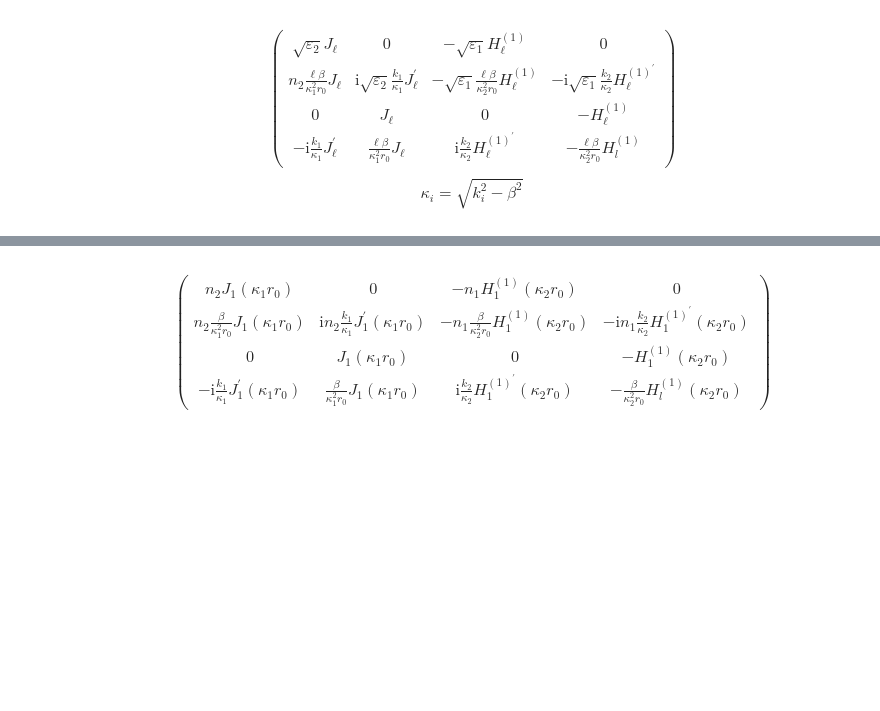
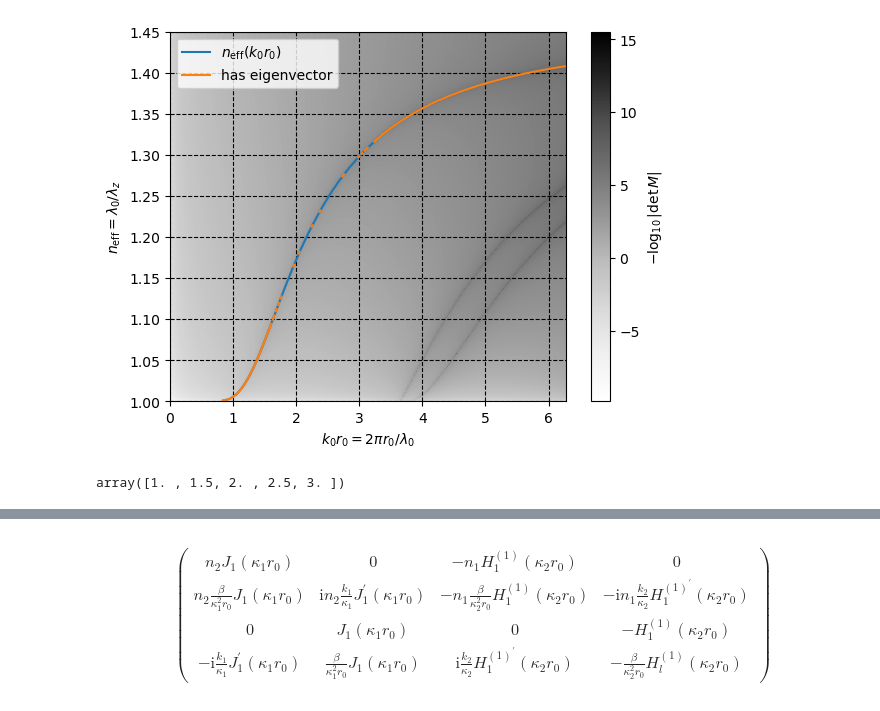
Before and after one commit to Sevastienn/ChiralForce-Fibre, a Jupyter notebook: cylinder/fields.ipynb, the cells around one changed output, grey strips where cells are left out. Saved outputs shown, nothing was run; the diff lists cells and outputs as text; code cells hidden in the pictures; blank space fills up the shorter version.

```diff
--- a/cylinder/fields.ipynb
+++ b/cylinder/fields.ipynb
@@ -5,12 +4,8 @@ from scipy.special import jve as jv, yve as yv
 import matplotlib.pyplot as plt
 import fields
-# %% [markdown]
-$$
-\left(\begin{array}{cccc}
-\sqrt{\varepsilon_2} J_{\ell} & 0 & - \sqrt{\varepsilon_1}H_{\ell}^{(1)} & 0 \\
-n_2 \frac{\ell \beta}{\kappa_1^2 r_0} J_{\ell} & \mathrm{i} \sqrt{\varepsilon_2} \frac{k_1}{\kappa_1} J_{\ell}^{\prime} & - \sqrt{\varepsilon_1}\frac{\ell \beta}{\kappa_2^2 r_0} H_{\ell}^{(1)} & -\mathrm{i}  \sqrt{\varepsilon_1}\frac{k_2}{\kappa_2} H_{\ell}^{(1)^{\prime}} \\
-0 & J_{\ell} & 0 & -H_{\ell}^{(1)} \\
--\mathrm{i} \frac{k_1}{\kappa_1} J_{\ell}^{\prime} & \frac{\ell \beta}{\kappa_1^2 r_0} J_{\ell} & \mathrm{i} \frac{k_2}{\kappa_2} H_{\ell}^{(1)^{\prime}} & -\frac{\ell \beta}{\kappa_2^2 r_0} H_l^{(1)}
-\end{array}\right)
-$$
-$$\kappa_i=\sqrt{k^2_i-\beta^2}$$
+# %%
+fields.material(n_in=1.45,n_out=1)
+# fields.get(n_in=1.45,n_out=1)
+(r0_per_λ0,n,V)=fields.get_neff(rmin=0,rmax=2,N=1000)
+# %% [output]
+[figure, added]
@@ -16,0 +87,5 @@ $$\kappa_i=\sqrt{k^2_i-\beta^2}$$
+# %%
+np.linspace(1,3,5)
+# 3/5
+# %% [output]
+array([1. , 1.5, 2. , 2.5, 3. ])
```
Also changed, not shown: parts of 61 cells of this notebook, 1 other file.
